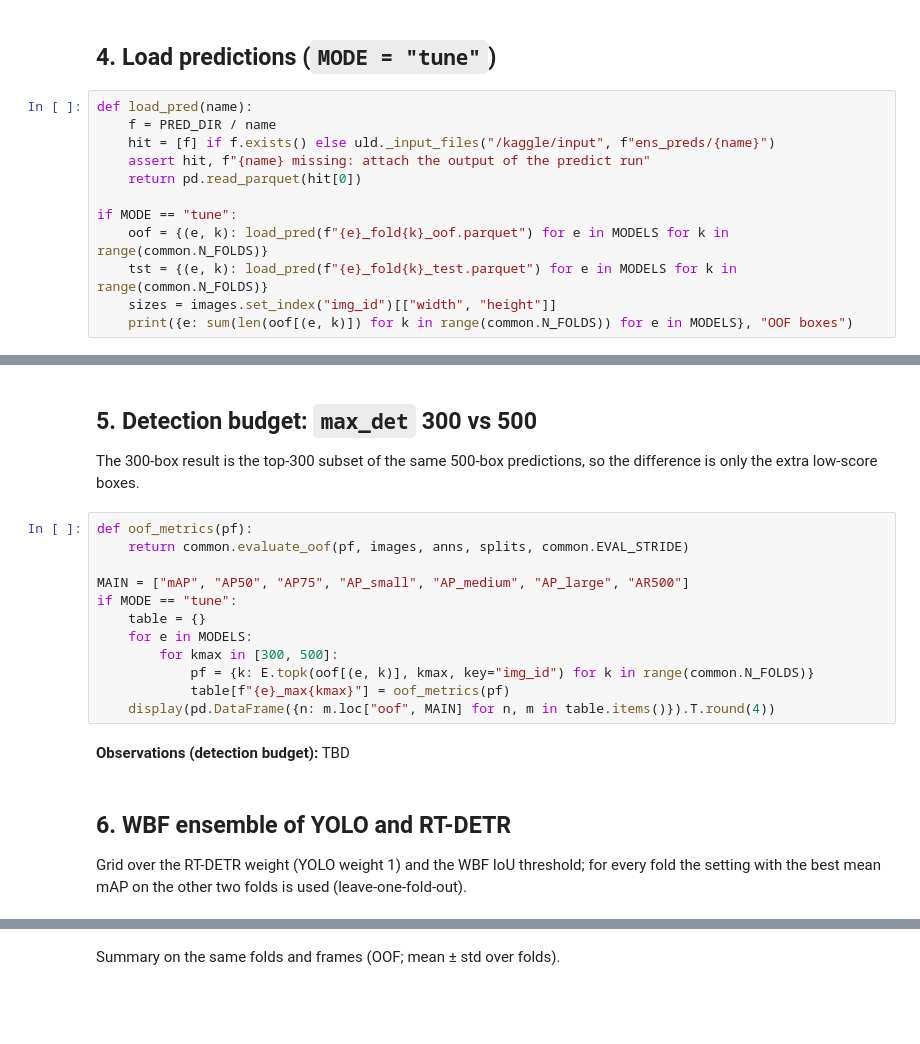
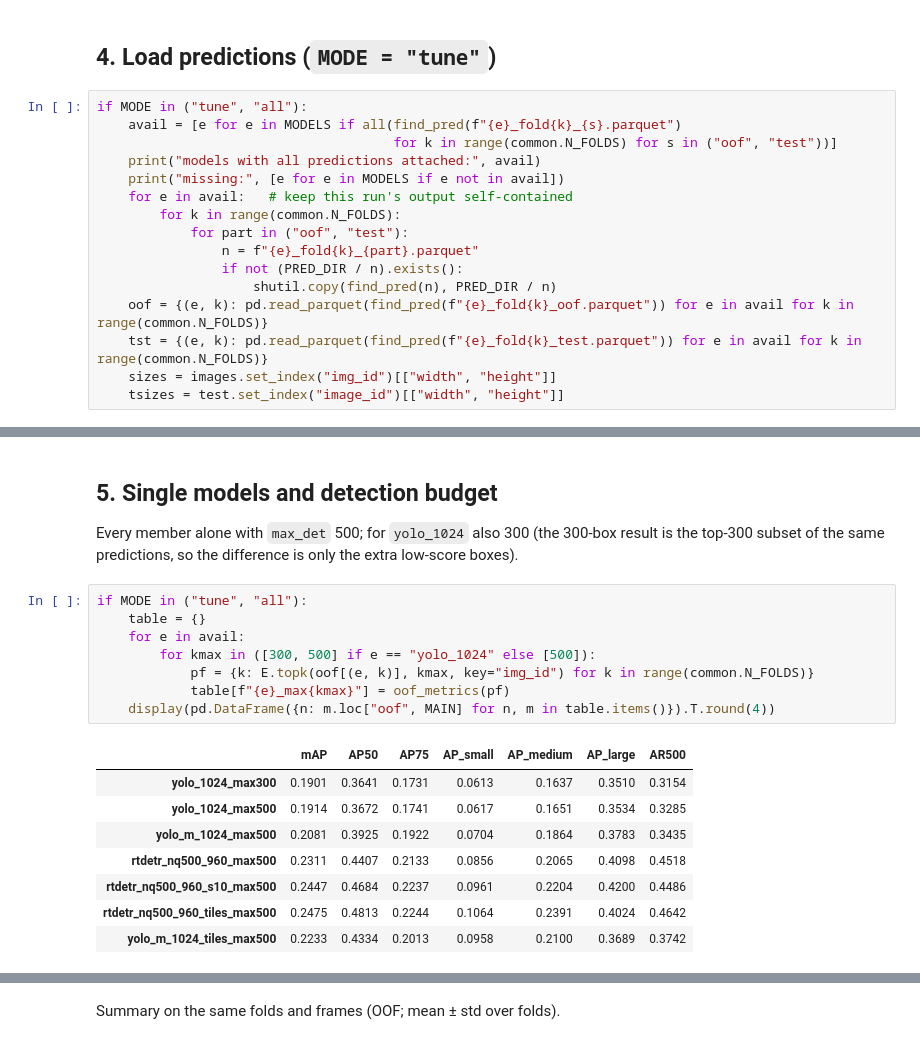
Before and after one commit to KaplyshOlha/hw-2, a Jupyter notebook: notebooks/06_ensemble.ipynb, the cells around one changed output, grey strips where cells are left out. Drawn from its saved outputs; the diff is of its cells as text; blank space fills up the shorter version.

```diff
--- a/notebooks/06_ensemble.ipynb
+++ b/notebooks/06_ensemble.ipynb
@@ -122,14 +203,18 @@ if MODE == "predict":
 # %% [markdown]
 ## 4. Load predictions (`MODE = "tune"`)
-# %%
-def load_pred(name):
-    f = PRED_DIR / name
-    hit = [f] if f.exists() else uld._input_files("/kaggle/input", f"ens_preds/{name}")
-    assert hit, f"{name} missing: attach the output of the predict run"
-    return pd.read_parquet(hit[0])
-
-if MODE == "tune":
-    oof = {(e, k): load_pred(f"{e}_fold{k}_oof.parquet") for e in MODELS for k in range(common.N_FOLDS)}
-    tst = {(e, k): load_pred(f"{e}_fold{k}_test.parquet") for e in MODELS for k in range(common.N_FOLDS)}
-    sizes = images.set_index("img_id")[["width", "height"]]
-    print({e: sum(len(oof[(e, k)]) for k in range(common.N_FOLDS)) for e in MODELS}, "OOF boxes")
+# %%
+if MODE in ("tune", "all"):
+    avail = [e for e in MODELS if all(find_pred(f"{e}_fold{k}_{s}.parquet")
+                                      for k in range(common.N_FOLDS) for s in ("oof", "test"))]
+    print("models with all predictions attached:", avail)
+    print("missing:", [e for e in MODELS if e not in avail])
+    for e in avail:   # keep this run's output self-contained
+        for k in range(common.N_FOLDS):
+            for part in ("oof", "test"):
+                n = f"{e}_fold{k}_{part}.parquet"
+                if not (PRED_DIR / n).exists():
+                    shutil.copy(find_pred(n), PRED_DIR / n)
+    oof = {(e, k): pd.read_parquet(find_pred(f"{e}_fold{k}_oof.parquet")) for e in avail for k in range(common.N_FOLDS)}
+    tst = {(e, k): pd.read_parquet(find_pred(f"{e}_fold{k}_test.parquet")) for e in avail for k in range(common.N_FOLDS)}
+    sizes = images.set_index("img_id")[["width", "height"]]
+    tsizes = test.set_index("image_id")[["width", "height"]]
@@ -136,22 +250,21 @@ if MODE == "tune":
 # %% [markdown]
-## 5. Detection budget: `max_det` 300 vs 500
-The 300-box result is the top-300 subset of the same 500-box predictions, so the difference is
-only the extra low-score boxes.
+## 5. Single models and detection budget
+Every member alone with `max_det` 500; for `yolo_1024` also 300 (the 300-box result is the
+top-300 subset of the same predictions, so the difference is only the extra low-score boxes).
 # %%
-def oof_metrics(pf):
-    return common.evaluate_oof(pf, images, anns, splits, common.EVAL_STRIDE)
-
-MAIN = ["mAP", "AP50", "AP75", "AP_small", "AP_medium", "AP_large", "AR500"]
-if MODE == "tune":
+if MODE in ("tune", "all"):
     table = {}
-    for e in MODELS:
-        for kmax in [300, 500]:
+    for e in avail:
+        for kmax in ([300, 500] if e == "yolo_1024" else [500]):
             pf = {k: E.topk(oof[(e, k)], kmax, key="img_id") for k in range(common.N_FOLDS)}
             table[f"{e}_max{kmax}"] = oof_metrics(pf)
     display(pd.DataFrame({n: m.loc["oof", MAIN] for n, m in table.items()}).T.round(4))
+# %% [output]
+|  | mAP | AP50 | AP75 | AP_small | AP_medium | AP_large | AR500 |
+| yolo_1024_max300 | 0.1901 | 0.3641 | 0.1731 | 0.0613 | 0.1637 | 0.3510 | 0.3154 |
+| yolo_1024_max500 | 0.1914 | 0.3672 | 0.1741 | 0.0617 | 0.1651 | 0.3534 | 0.3285 |
+| yolo_m_1024_max500 | 0.2081 | 0.3925 | 0.1922 | 0.0704 | 0.1864 | 0.3783 | 0.3435 |
+| rtdetr_nq500_960_max500 | 0.2311 | 0.4407 | 0.2133 | 0.0856 | 0.2065 | 0.4098 | 0.4518 |
+| rtdetr_nq500_960_s10_max500 | 0.2447 | 0.4684 | 0.2237 | 0.0961 | 0.2204 | 0.4200 | 0.4486 |
+| rtdetr_nq500_960_tiles_max500 | 0.2475 | 0.4813 | 0.2244 | 0.1064 | 0.2391 | 0.4024 | 0.4642 |
+| yolo_m_1024_tiles_max500 | 0.2233 | 0.4334 | 0.2013 | 0.0958 | 0.2100 | 0.3689 | 0.3742 |
-# %% [markdown]
-**Observations (detection budget):** TBD
-# %% [markdown]
-## 6. WBF ensemble of YOLO and RT-DETR
-Grid over the RT-DETR weight (YOLO weight 1) and the WBF IoU threshold; for every fold the setting
-with the best mean mAP on the other two folds is used (leave-one-fold-out).
```
Also changed, not shown: parts of 28 cells of this notebook, 4 other files.
